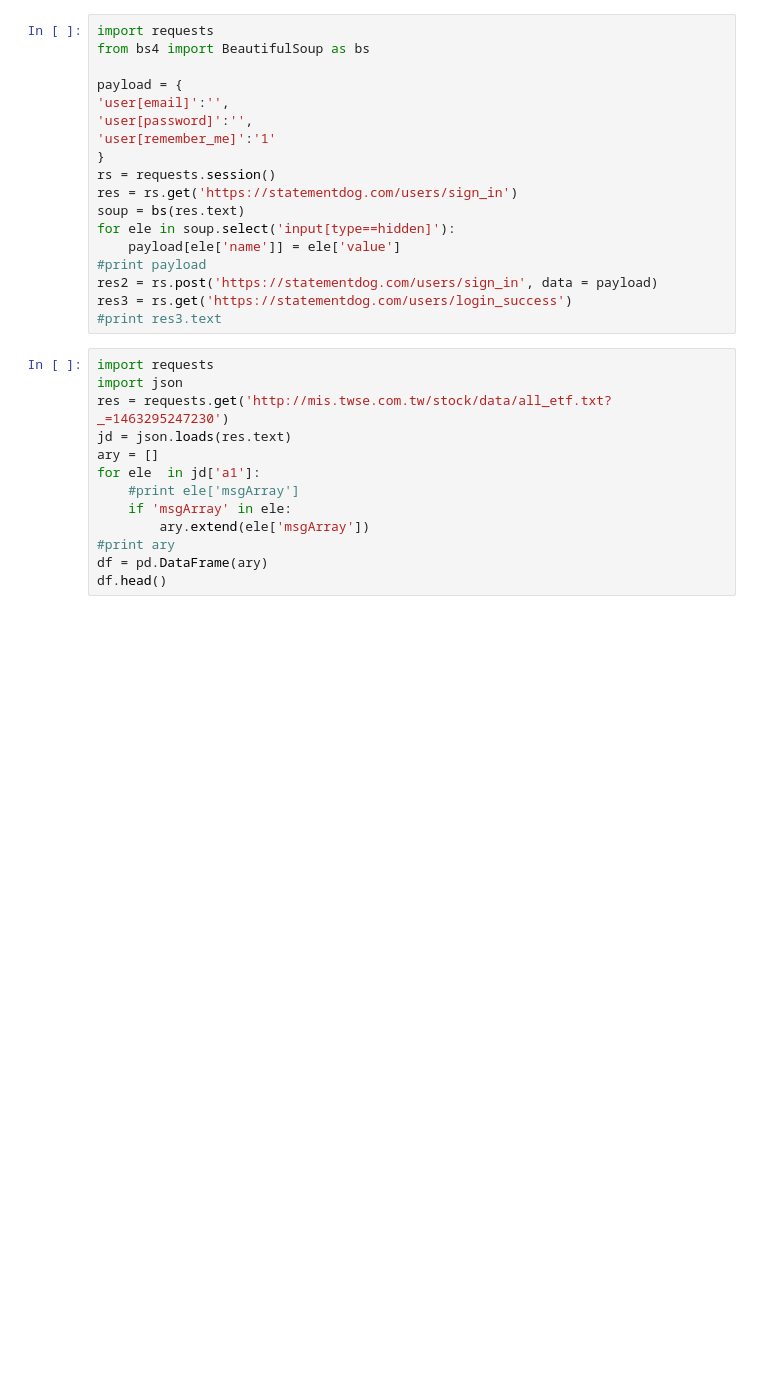
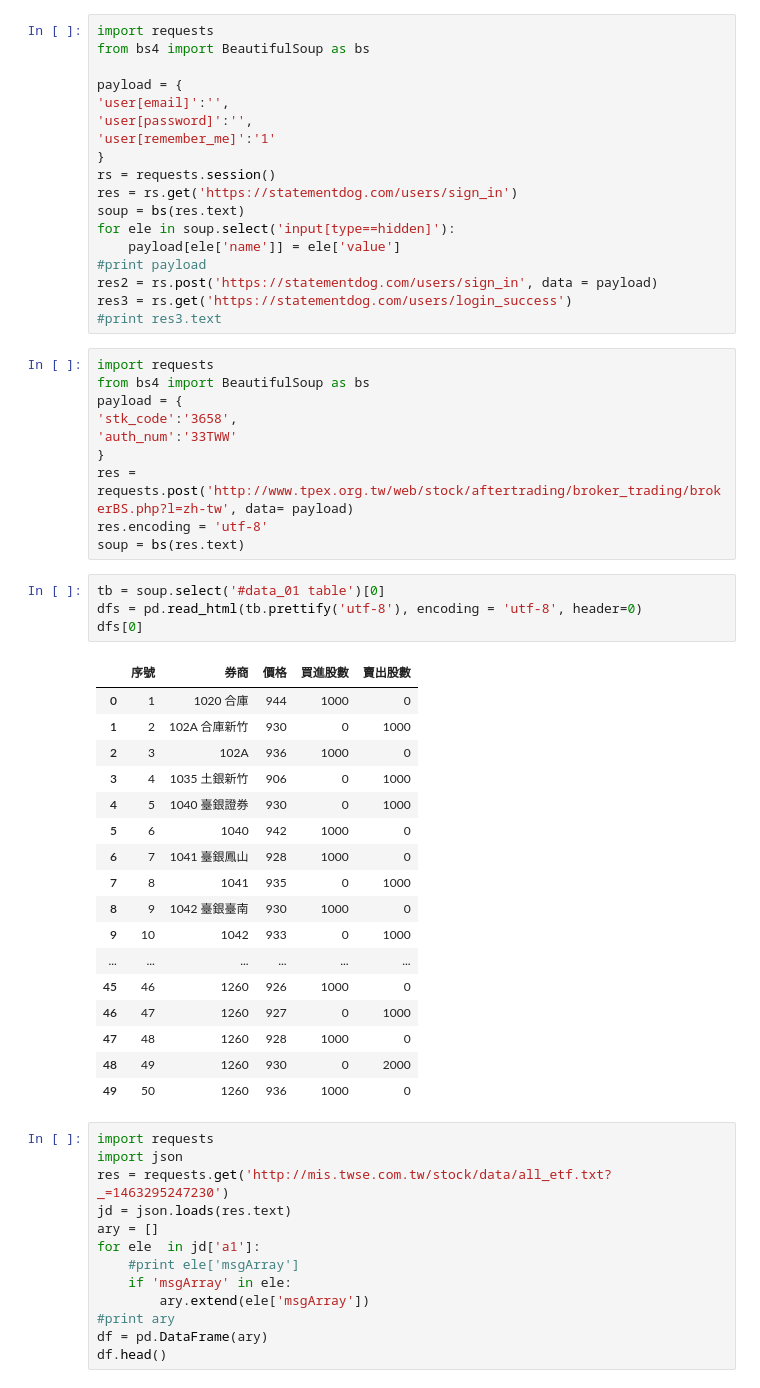
Before and after one commit to ywchiu/pyfinance, a Jupyter notebook: 20160515Demo.ipynb, the cells around one changed output. Cells and saved outputs as stored; diff of their text form; blank space fills up the shorter version.

```diff
--- a/20160515Demo.ipynb
+++ b/20160515Demo.ipynb
@@ -760,6 +760,38 @@ for ele in soup.select('input[type==hidden]'):
 res2 = rs.post('https://statementdog.com/users/sign_in', data = payload)
 res3 = rs.get('https://statementdog.com/users/login_success')
 #print res3.text
+# %%
+import requests
+from bs4 import BeautifulSoup as bs
+payload = {
+'stk_code':'3658',
+'auth_num':'33TWW'
+}
+res = requests.post('http://www.tpex.org.tw/web/stock/aftertrading/broker_trading/brokerBS.php?l=zh-tw', data= payload)
+res.encoding = 'utf-8'
+soup = bs(res.text)
+# %%
+tb = soup.select('#data_01 table')[0]
+dfs = pd.read_html(tb.prettify('utf-8'), encoding = 'utf-8', header=0)
+dfs[0]
+# %% [output]
+|  | 序號 | 券商 | 價格 | 買進股數 | 賣出股數 |
+| 0 | 1 | 1020 合庫 | 944 | 1000 | 0 |
+| 1 | 2 | 102A 合庫新竹 | 930 | 0 | 1000 |
+| 2 | 3 | 102A | 936 | 1000 | 0 |
+| 3 | 4 | 1035 土銀新竹 | 906 | 0 | 1000 |
+| 4 | 5 | 1040 臺銀證券 | 930 | 0 | 1000 |
+| 5 | 6 | 1040 | 942 | 1000 | 0 |
+| 6 | 7 | 1041 臺銀鳳山 | 928 | 1000 | 0 |
+| 7 | 8 | 1041 | 935 | 0 | 1000 |
+| 8 | 9 | 1042 臺銀臺南 | 930 | 1000 | 0 |
+| 9 | 10 | 1042 | 933 | 0 | 1000 |
+| ... | ... | ... | ... | ... | ... |
+| 45 | 46 | 1260 | 926 | 1000 | 0 |
+| 46 | 47 | 1260 | 927 | 0 | 1000 |
+| 47 | 48 | 1260 | 928 | 1000 | 0 |
+| 48 | 49 | 1260 | 930 | 0 | 2000 |
+| 49 | 50 | 1260 | 936 | 1000 | 0 |
 # %%
 import requests
 import json
```
